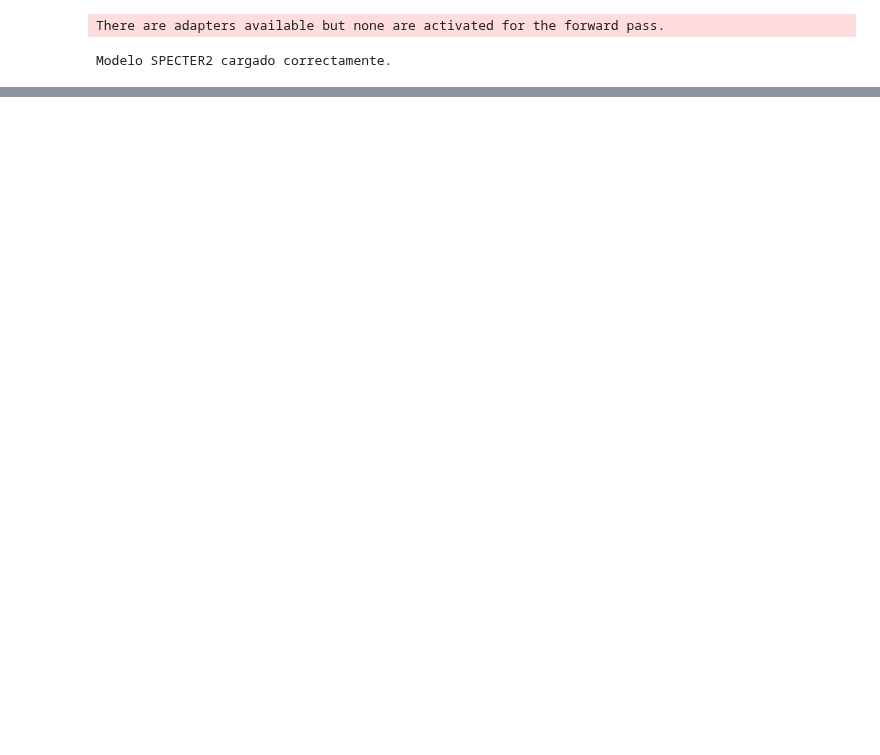
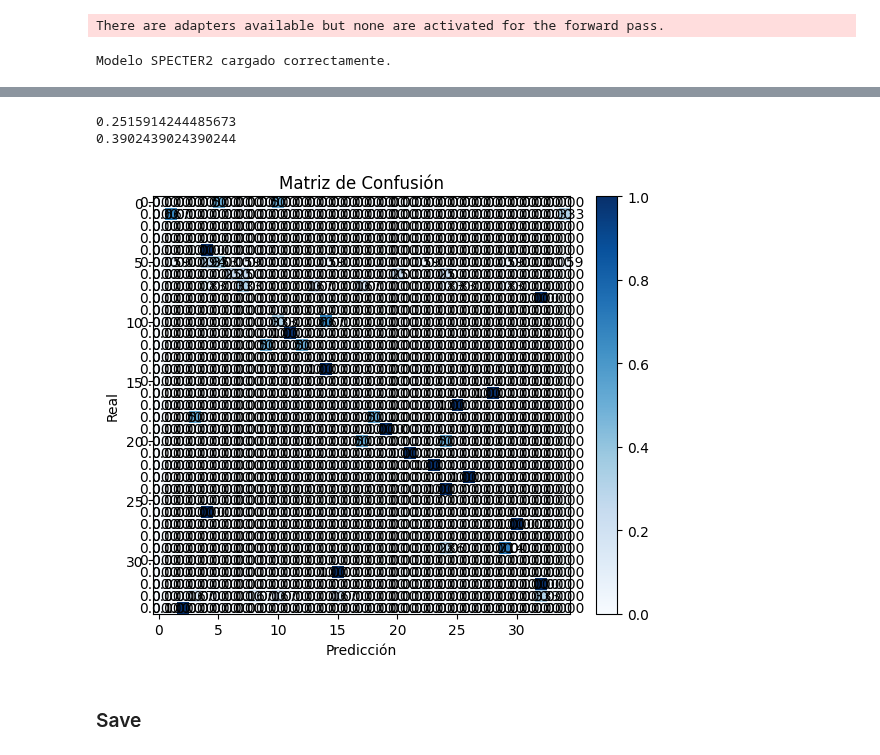
Before and after one commit to jitalo333/VRID_language_proyect, a Jupyter notebook: BERT/notebooks/OCDE_binary.ipynb, the cells around one changed output, grey strips where cells are left out. Drawn from its saved outputs; the diff is of its cells as text; code cells hidden in the pictures; blank space fills up the shorter version.

```diff
--- a/BERT/notebooks/OCDE_binary.ipynb
+++ b/BERT/notebooks/OCDE_binary.ipynb
@@ -1620,0 +2620,40 @@ Name: Categoria Disciplina, dtype: object
+# %%
+def compute_similarity(embedding, emb_ocde):
+    similarity_matrix = []
+    for embed in embedding:
+        sim = sim_vectors(embed, emb_ocde)
+        similarity_matrix.append(sim)
+
+    return np.array(similarity_matrix)
+
+def get_subarea(similarity_matrix):
+
+    best_idx = np.argmax(similarity_matrix, axis=1)
+    rea, sub = [], []
+
+    for idx in best_idx:
+        rea1, sub1 = ocde_keys[idx]
+        rea.append(rea1)
+        sub.append(sub1)
+
+    return np.array(rea), np.array(sub)
+
+
+#Subarea
+col_test = "Sub_Area_Disciplina_trad"
+X_test, y_test, df_test= gen_dataset_select_cols(codes_test, df, cols = cols,
+                                                test_col=col_test)
+
+#Creacion de vectores TFID
+BASE_MODEL = "allenai/specter2_base"
+#ADAPTER_NAME = "allenai/specter2"
+ADAPTER_NAME="allenai/specter2_classification"
+emb_ocde = embed_texts(ocde_texts, BASE_MODEL, ADAPTER_NAME)
+X_test = embed_texts(X_test, BASE_MODEL, ADAPTER_NAME)
+
+similarity_matrix = compute_similarity(X_test, emb_ocde)
+area, subarea = get_subarea(similarity_matrix)
+#Subarea
+le_area.fit(subareas_list)
+y_test_sub = le_area.transform(y_test)
+y_pred_sub = le_area.transform(subarea)
@@ -1620,0 +2686,16 @@ Name: Categoria Disciplina, dtype: object
+# %%
+#Compute f1-score
+f1_sub = f1_score(y_test_sub, y_pred_sub, average ="macro")
+print(f1_sub)
+#Compute acc
+acc_sub = accuracy_score(y_test_sub, y_pred_sub)
+print(acc_sub)
+# %% [output]
+0.2515914244485673
+0.3902439024390244
+# %%
+print_cm(y_test_sub, y_pred_sub)
+# %% [output]
+[figure, added]
+# %% [markdown]
+### Save
```
Also changed, not shown: parts of 29 cells of this notebook, 1 other file.
